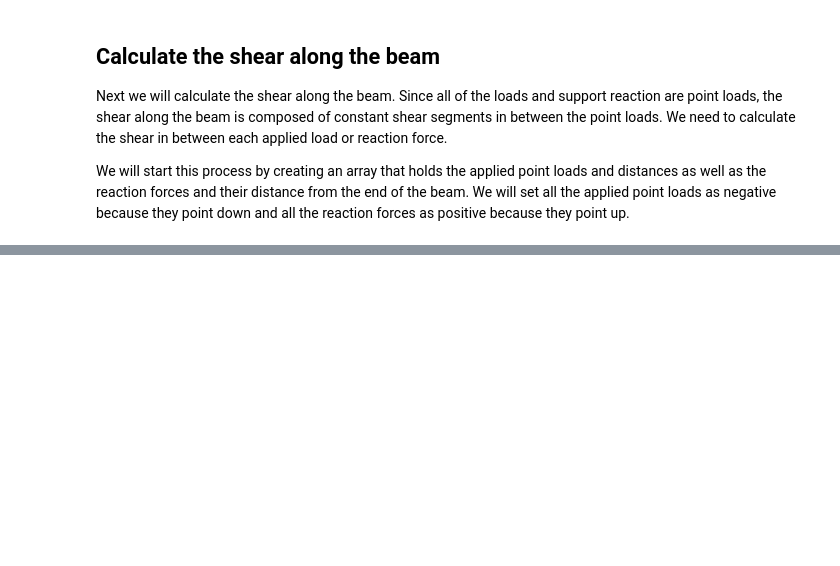
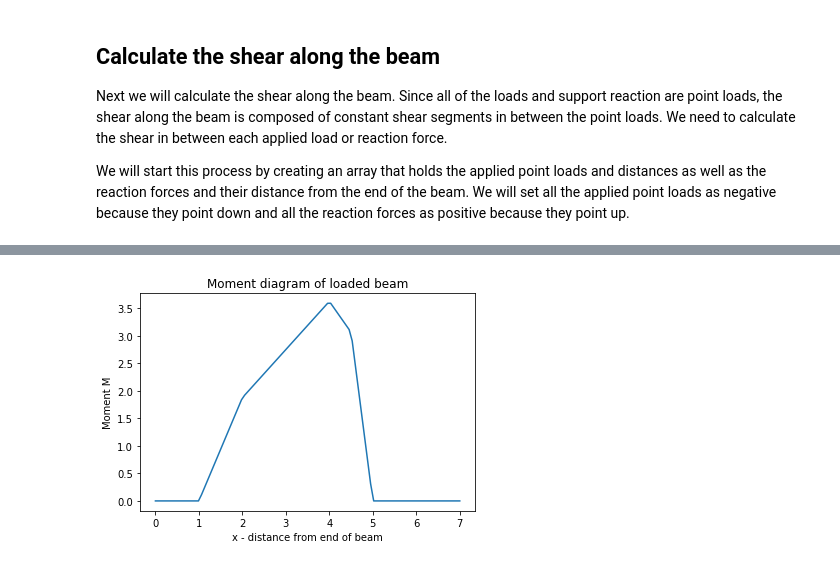
Before and after one commit to ProfessorKazarinoff/staticsite, a Jupyter notebook: content/code/ENGR213/Problem_5C1.ipynb, the cells around one changed output, grey strips where cells are left out. Cells and saved outputs as stored; diff of their text form; code cells hidden in the pictures; blank space fills up the shorter version.

```diff
--- a/content/code/ENGR213/Problem_5C1.ipynb
+++ b/content/code/ENGR213/Problem_5C1.ipynb
@@ -236,0 +253,11 @@ IndexError: index 1 is out of bounds for axis 1 with size 1
+# %%
+M = np.zeros(X.size) # create an array for the shear at each x values, make it the same size as the array of x values
+print(X)
+print(M)
+for i,x in enumerate(X):     #loop through the x values, keep track of the number of times through the loop with enumerate
+    m = 0                    # for each x value, start off by assuming 0 moment
+    for p in P_sort:         # loop through each load
+        if p[0]<x:           # if the x-value of the load is less than the x value we are trying to find the moment at
+            m += p[1]*(x-p[0])   # moment = F*r = load * (x - load distance)
+    M[i]=m                   # add the moment to the array of moment values
+print(M)
@@ -236,0 +282,8 @@ IndexError: index 1 is out of bounds for axis 1 with size 1
+# %%
+plt.plot(X,M)
+plt.xlabel("x - distance from end of beam")
+plt.ylabel("Moment M")
+plt.title("Moment diagram of loaded beam")
+plt.show()
+# %% [output]
+[figure, added]
```
Also changed, not shown: parts of 15 cells of this notebook.
